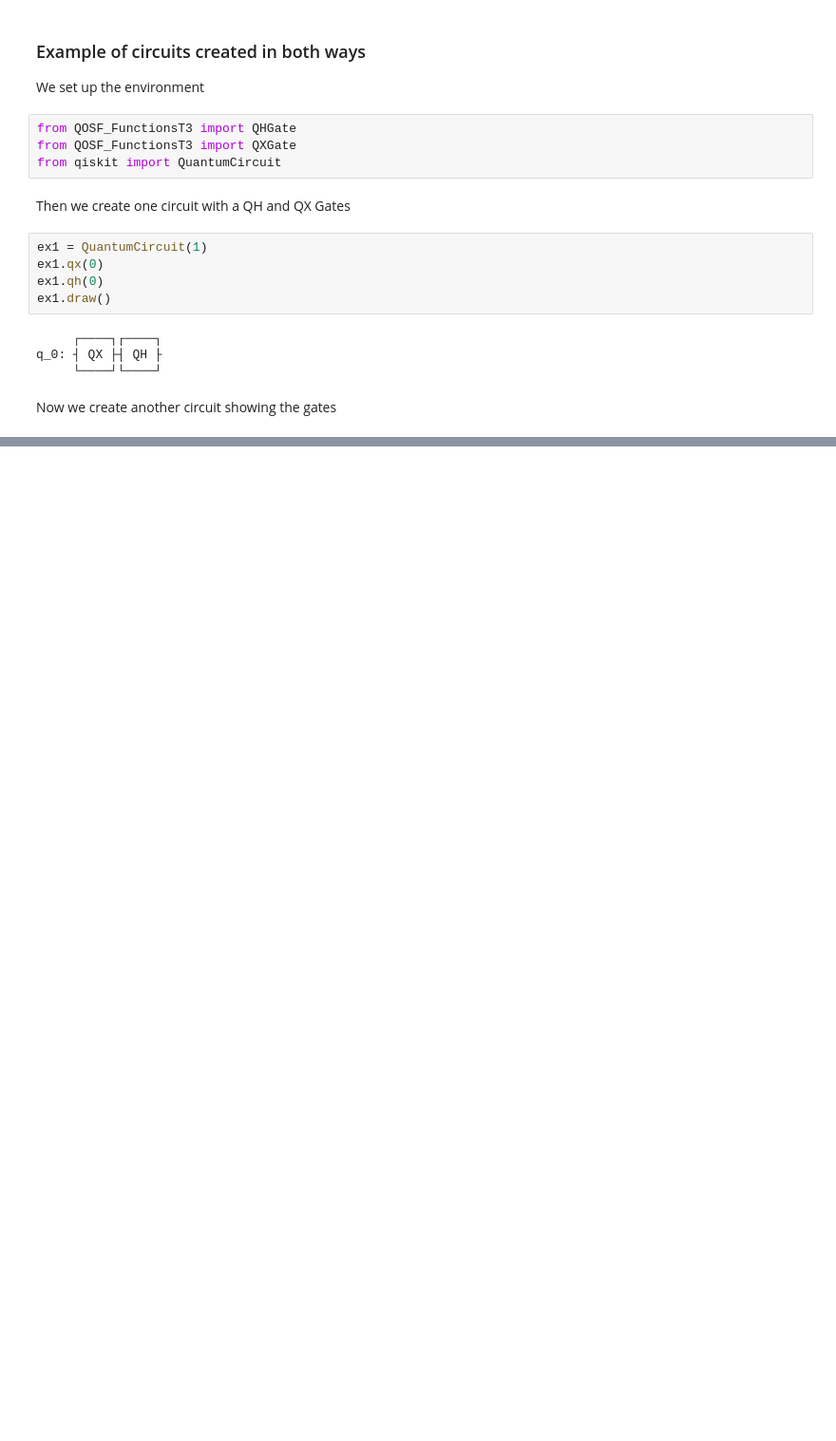
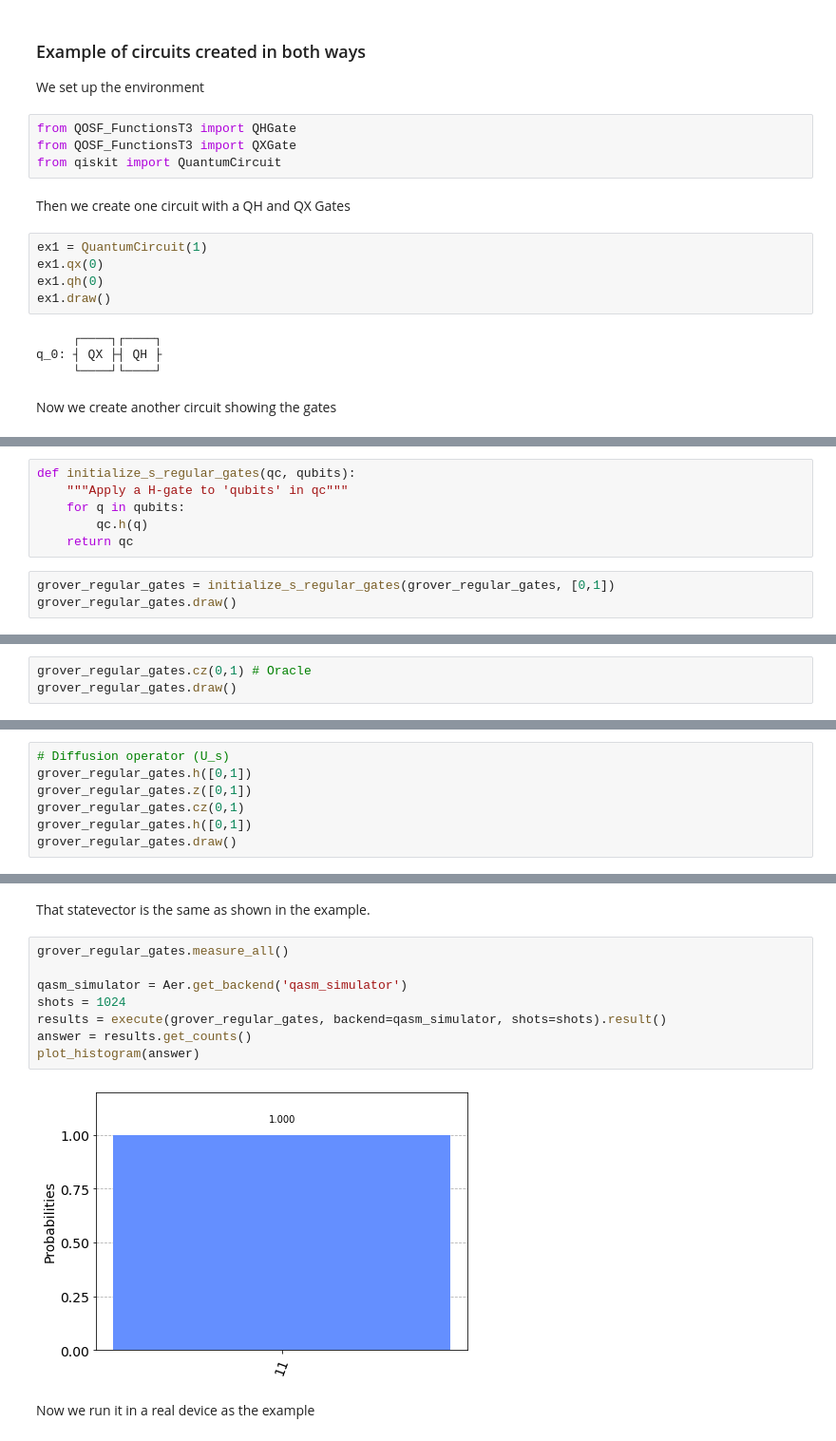
Before and after one commit to anorod/qosf_tests, a Jupyter notebook: Task3/QOSF_Task3.ipynb, the cells around one changed output, grey strips where cells are left out. Shown at 95% size. Drawn from its saved outputs; the diff is of its cells as text; blank space fills up the shorter version.

```diff
--- a/Task3/QOSF_Task3.ipynb
+++ b/Task3/QOSF_Task3.ipynb
@@ -57,0 +96,9 @@ q_0: ┤ RZ(-pi) ├┤ RX(pi) ├┤ RZ(pi) ├┤ RX(pi/2) ├┤ RZ(pi/2) ├
+# %%
+def initialize_s_regular_gates(qc, qubits):
+    """Apply a H-gate to 'qubits' in qc"""
+    for q in qubits:
+        qc.h(q)
+    return qc
+# %%
+grover_regular_gates = initialize_s_regular_gates(grover_regular_gates, [0,1])
+grover_regular_gates.draw()
@@ -57,0 +111,3 @@ q_0: ┤ RZ(-pi) ├┤ RX(pi) ├┤ RZ(pi) ├┤ RX(pi/2) ├┤ RZ(pi/2) ├
+# %%
+grover_regular_gates.cz(0,1) # Oracle
+grover_regular_gates.draw()
@@ -57,0 +120,7 @@ q_0: ┤ RZ(-pi) ├┤ RX(pi) ├┤ RZ(pi) ├┤ RX(pi/2) ├┤ RZ(pi/2) ├
+# %%
+# Diffusion operator (U_s)
+grover_regular_gates.h([0,1])
+grover_regular_gates.z([0,1])
+grover_regular_gates.cz(0,1)
+grover_regular_gates.h([0,1])
+grover_regular_gates.draw()
@@ -57,0 +145,14 @@ q_0: ┤ RZ(-pi) ├┤ RX(pi) ├┤ RZ(pi) ├┤ RX(pi/2) ├┤ RZ(pi/2) ├
+# %% [markdown]
+That statevector is the same as shown in the example.
+# %%
+grover_regular_gates.measure_all()
+
+qasm_simulator = Aer.get_backend('qasm_simulator')
+shots = 1024
+results = execute(grover_regular_gates, backend=qasm_simulator, shots=shots).result()
+answer = results.get_counts()
+plot_histogram(answer)
+# %% [output]
+[figure, added]
+# %% [markdown]
+Now we run it in a real device as the example
```
Also changed, not shown: parts of 44 cells of this notebook, 1 other file.
